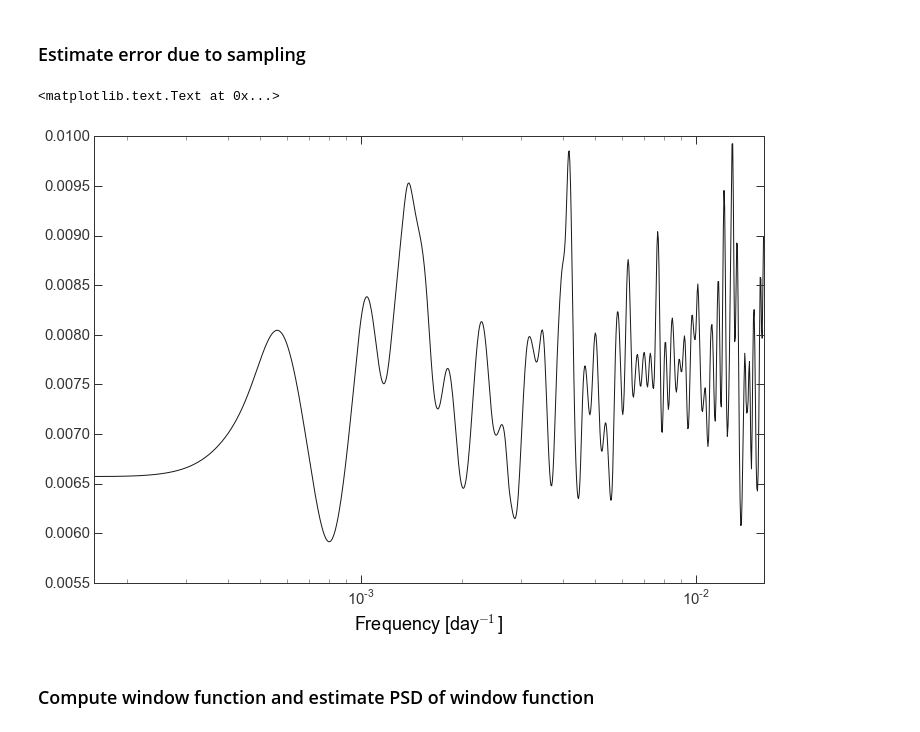
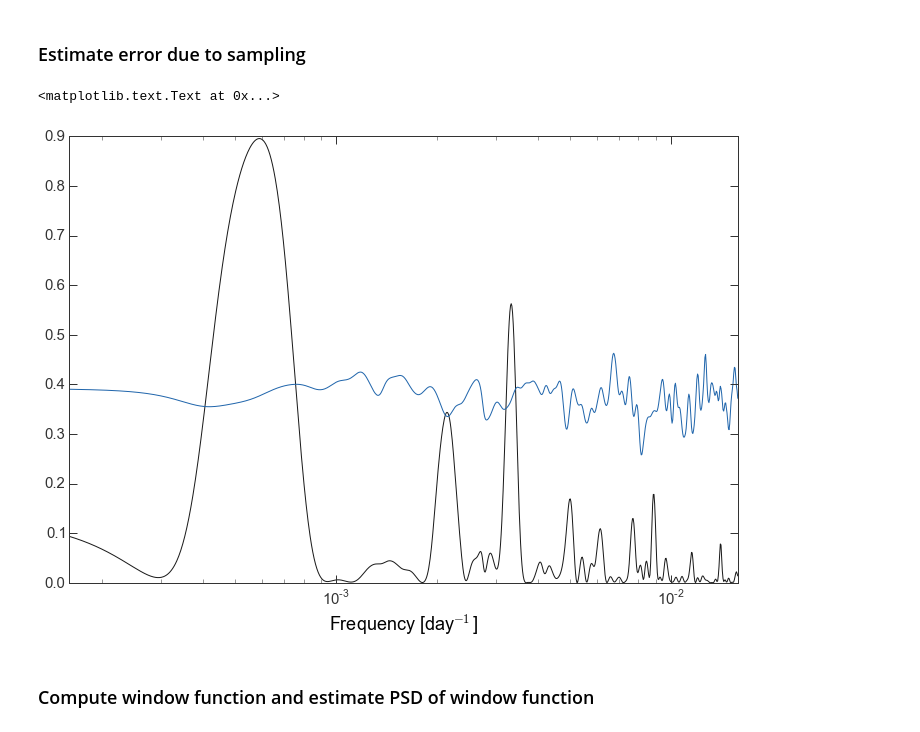
Before and after one commit to adrn/PG1302, a Jupyter notebook: PG 1302.ipynb, the cells around one changed output. Drawn from its saved outputs; the diff is of its cells as text; code cells hidden in the pictures.

```diff
--- a/PG 1302.ipynb
+++ b/PG 1302.ipynb
@@ -115,19 +115,19 @@ y_shuff = y.copy()
 dy_shuff = dy.copy()
 
 P_shuf = np.zeros_like(omega)
-ix = np.arange(len(y)).astype(int)
 for i in range(niter):
-    np.random.shuffle(ix)
-    P_shuf += lomb_scargle(t, y[ix], dy[ix], omega, generalized=True)
+    np.random.shuffle(y_shuff)
+    np.random.shuffle(dy_shuff)
+    P_shuf += lomb_scargle(t, y_shuff, dy_shuff, omega, generalized=True, subtract_mean=False)
 # %%
 plt.figure(figsize=(12,8))
-#plt.semilogx(f, P_gen, marker=None)
-plt.semilogx(f, P_shuf / float(niter), marker=None)
+plt.semilogx(f, P_gen, marker=None)
+plt.semilogx(f, P_shuf/2., marker=None)
 plt.xlim(f.min(), f.max())
 plt.xlabel("Frequency [day$^{-1}$]")
 # %% [output]
 <matplotlib.text.Text at 0x...>
-[figure, old version]
+[figure, new version]
 # %% [markdown]
 ### Compute window function and estimate PSD of window function
 # %% [markdown]
```
Also changed, not shown: parts of 1 cell of this notebook.
